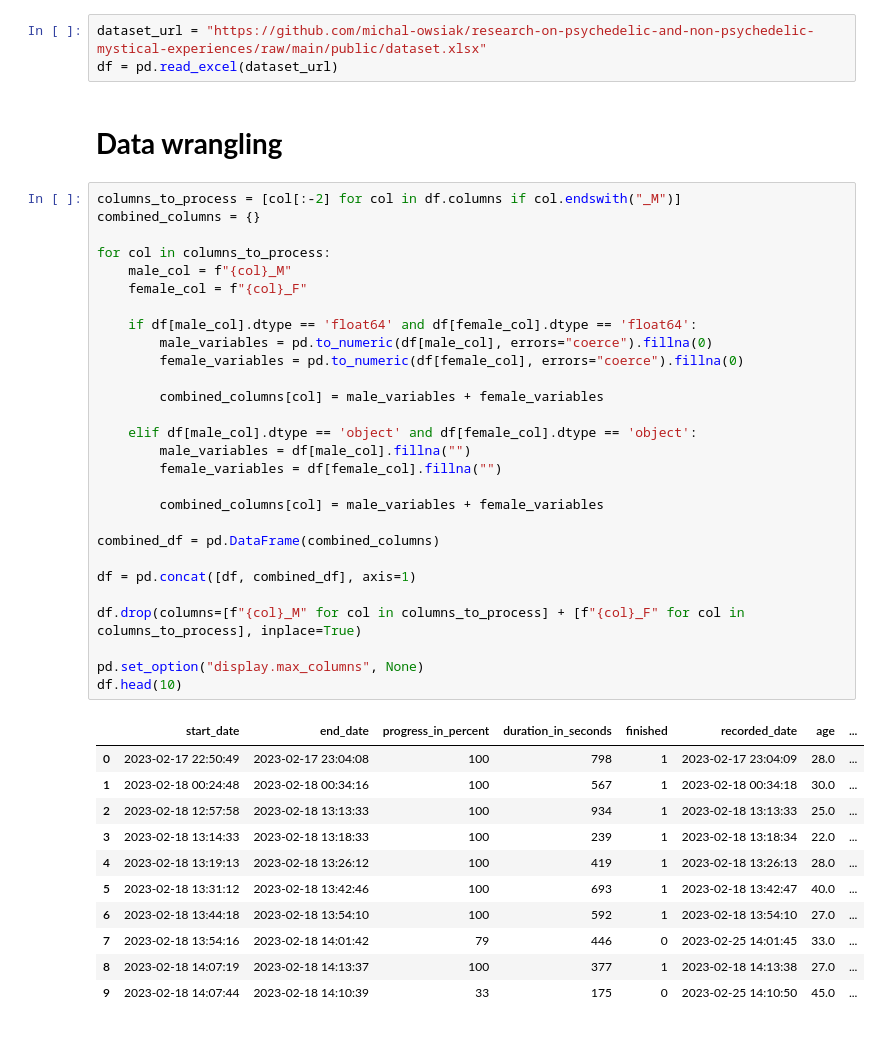
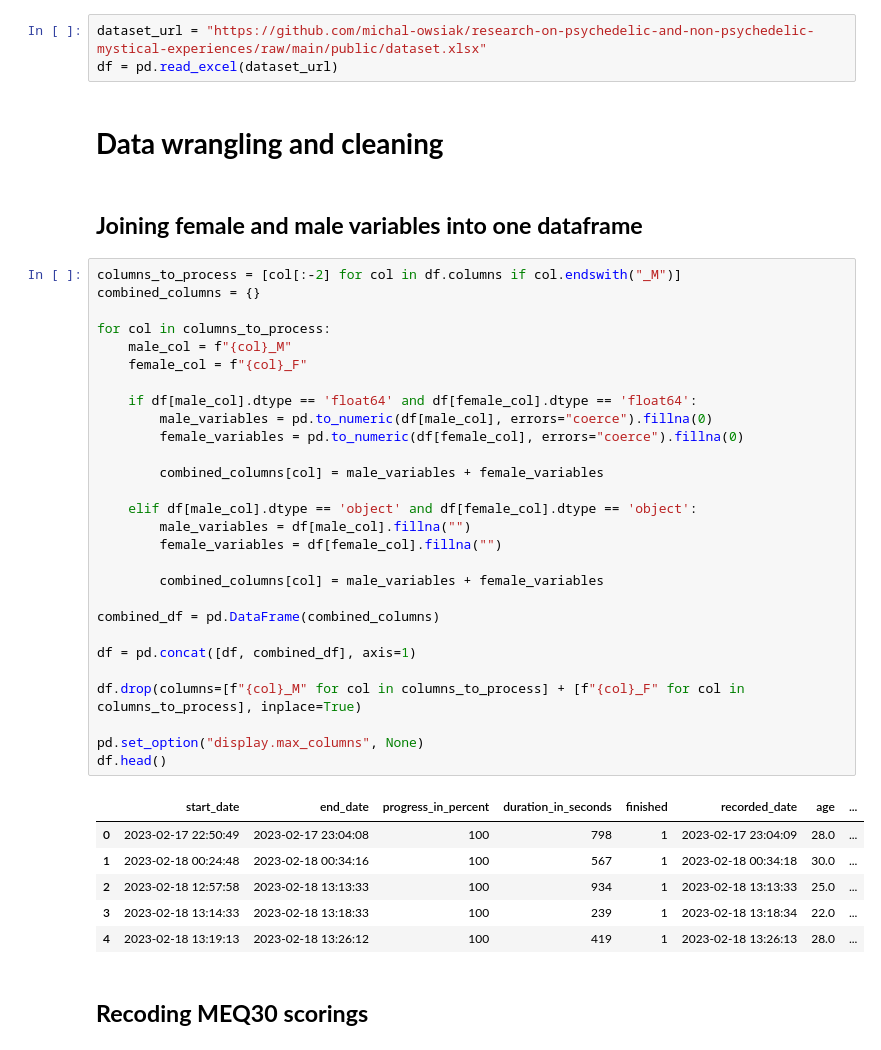
Before and after one commit to michal-owsiak/swps-university-research-part-II, a Jupyter notebook: linguistic_analysis.ipynb, the cells around one changed output. Cells and saved outputs as stored; diff of their text form.

Commit message:
wrangling & cleaning steps added

```diff
--- a/linguistic_analysis.ipynb
+++ b/linguistic_analysis.ipynb
@@ -18,7 +18,9 @@ import pandas as pd
 dataset_url = "https://github.com/michal-owsiak/research-on-psychedelic-and-non-psychedelic-mystical-experiences/raw/main/public/dataset.xlsx"
 df = pd.read_excel(dataset_url)
 # %% [markdown]
-# **Data wrangling**
+# **Data wrangling and cleaning**
+# %% [markdown]
+## **Joining female and male variables into one dataframe**
 # %%
 columns_to_process = [col[:-2] for col in df.columns if col.endswith("_M")]
 combined_columns = {}
@@ -26,36 +28,33 @@ combined_columns = {}
 for col in columns_to_process:
     male_col = f"{col}_M"
     female_col = f"{col}_F"
 
     if df[male_col].dtype == 'float64' and df[female_col].dtype == 'float64':
         male_variables = pd.to_numeric(df[male_col], errors="coerce").fillna(0)
         female_variables = pd.to_numeric(df[female_col], errors="coerce").fillna(0)
 
         combined_columns[col] = male_variables + female_variables
 
     elif df[male_col].dtype == 'object' and df[female_col].dtype == 'object':
         male_variables = df[male_col].fillna("")
         female_variables = df[female_col].fillna("")
 
         combined_columns[col] = male_variables + female_variables
 
 combined_df = pd.DataFrame(combined_columns)
 
 df = pd.concat([df, combined_df], axis=1)
 
 df.drop(columns=[f"{col}_M" for col in columns_to_process] + [f"{col}_F" for col in columns_to_process], inplace=True)
 
 pd.set_option("display.max_columns", None)
-df.head(10)
+df.head()
 # %% [output]
 |  | start_date | end_date | progress_in_percent | duration_in_seconds | finished | recorded_date | age | ... |
 | 0 | 2023-02-17 22:50:49 | 2023-02-17 23:04:08 | 100 | 798 | 1 | 2023-02-17 23:04:09 | 28.0 | ... |
 | 1 | 2023-02-18 00:24:48 | 2023-02-18 00:34:16 | 100 | 567 | 1 | 2023-02-18 00:34:18 | 30.0 | ... |
 | 2 | 2023-02-18 12:57:58 | 2023-02-18 13:13:33 | 100 | 934 | 1 | 2023-02-18 13:13:33 | 25.0 | ... |
 | 3 | 2023-02-18 13:14:33 | 2023-02-18 13:18:33 | 100 | 239 | 1 | 2023-02-18 13:18:34 | 22.0 | ... |
 | 4 | 2023-02-18 13:19:13 | 2023-02-18 13:26:12 | 100 | 419 | 1 | 2023-02-18 13:26:13 | 28.0 | ... |
-| 5 | 2023-02-18 13:31:12 | 2023-02-18 13:42:46 | 100 | 693 | 1 | 2023-02-18 13:42:47 | 40.0 | ... |
-| 6 | 2023-02-18 13:44:18 | 2023-02-18 13:54:10 | 100 | 592 | 1 | 2023-02-18 13:54:10 | 27.0 | ... |
-| 7 | 2023-02-18 13:54:16 | 2023-02-18 14:01:42 | 79 | 446 | 0 | 2023-02-25 14:01:45 | 33.0 | ... |
-| 8 | 2023-02-18 14:07:19 | 2023-02-18 14:13:37 | 100 | 377 | 1 | 2023-02-18 14:13:38 | 27.0 | ... |
-| 9 | 2023-02-18 14:07:44 | 2023-02-18 14:10:39 | 33 | 175 | 0 | 2023-02-25 14:10:50 | 45.0 | ... |
+# %% [markdown]
+## **Recoding MEQ30 scorings**
```
Also changed, not shown: parts of 7 cells of this notebook.
